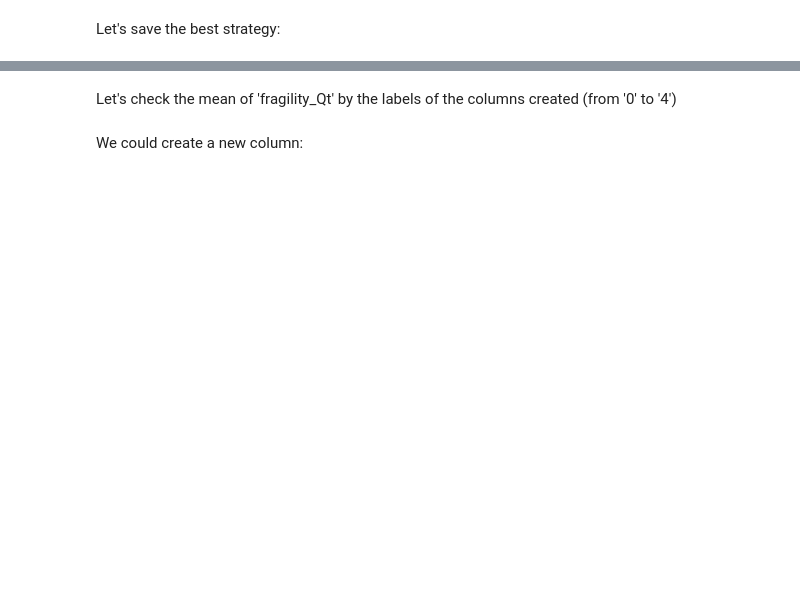
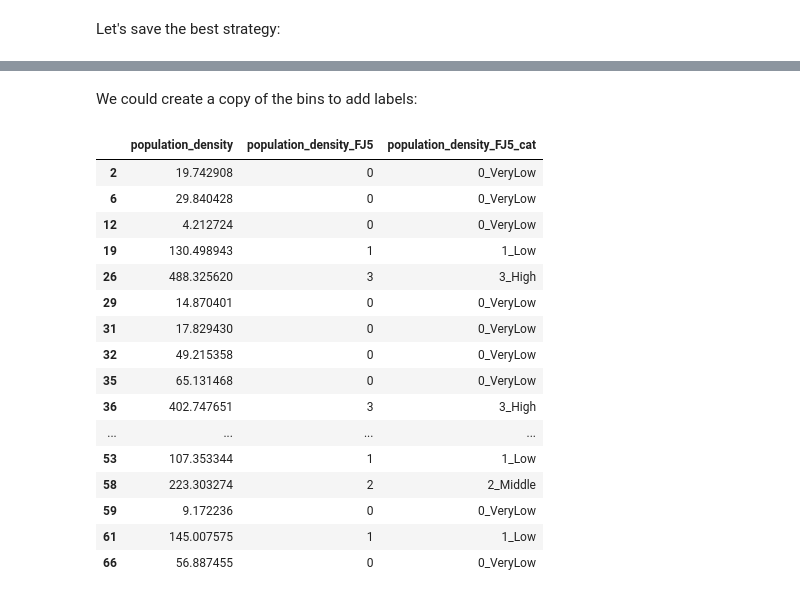
Before and after one commit to CienciaDeDatosEspacial/TheThematics, a Jupyter notebook: index.ipynb, the cells around one changed output, grey strips where cells are left out. Cells and saved outputs as stored; diff of their text form; code cells hidden in the pictures; blank space fills up the shorter version.

```diff
--- a/index.ipynb
+++ b/index.ipynb
@@ -817,2 +795,0 @@ theMapAndData[['fragility_Qt','fragility_Qt_jc5']].head()
-# %% [markdown]
-Let's check the mean of 'fragility_Qt' by the labels of the columns created (from '0' to '4')
@@ -824,11 +796,29 @@ pd.concat([theMapAndData[['fragility_Qt',col]].groupby(col,as_index=False).agg(a
 # %% [markdown]
-We could create a new column:
+We could create a copy of the bins to add labels:
 # %%
 # renaming
-newLabelsForLevels={0:"0_Great", 1:"1_Good", 2:"2_Middle", 3:"3_Bad", 4:"4_Poor"}
+newLabelsForLevels={0:"0_VeryLow", 1:"1_Low", 2:"2_Middle", 3:"3_High", 4:"4_VeryHigh"}
 
-theMapAndData['fragility_Qt_jc5_cat']=theMapAndData.loc[:,'fragility_Qt_jc5'].replace(newLabelsForLevels)
+Africa_8857['population_density_FJ5_cat']=Africa_8857.loc[:,'population_density_FJ5'].replace(newLabelsForLevels)
 
 # we have
-theMapAndData[['fragility_Qt','fragility_Qt_jc5','fragility_Qt_jc5_cat']].head(20)
+Africa_8857[['population_density','population_density_FJ5','population_density_FJ5_cat']].head(20)
+# %% [output]
+|  | population_density | population_density_FJ5 | population_density_FJ5_cat |
+| 2 | 19.742908 | 0 | 0_VeryLow |
+| 6 | 29.840428 | 0 | 0_VeryLow |
+| 12 | 4.212724 | 0 | 0_VeryLow |
+| 19 | 130.498943 | 1 | 1_Low |
+| 26 | 488.325620 | 3 | 3_High |
+| 29 | 14.870401 | 0 | 0_VeryLow |
+| 31 | 17.829430 | 0 | 0_VeryLow |
+| 32 | 49.215358 | 0 | 0_VeryLow |
+| 35 | 65.131468 | 0 | 0_VeryLow |
+| 36 | 402.747651 | 3 | 3_High |
+| ... | ... | ... | ... |
+| 53 | 107.353344 | 1 | 1_Low |
+| 58 | 223.303274 | 2 | 2_Middle |
+| 59 | 9.172236 | 0 | 0_VeryLow |
+| 61 | 145.007575 | 1 | 1_Low |
+| 66 | 56.887455 | 0 | 0_VeryLow |
 # %% [markdown]
```
Also changed, not shown: parts of 62 cells of this notebook.
